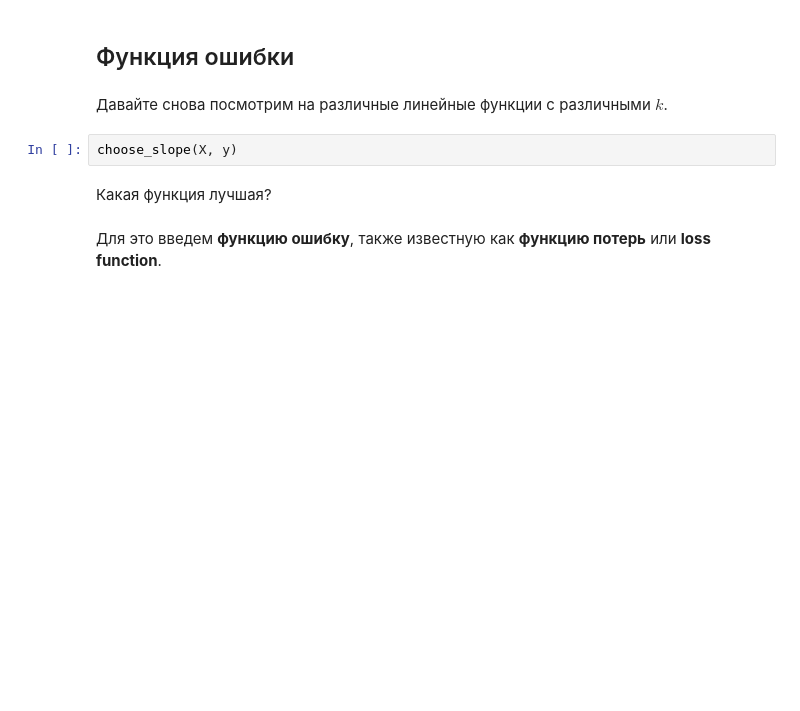
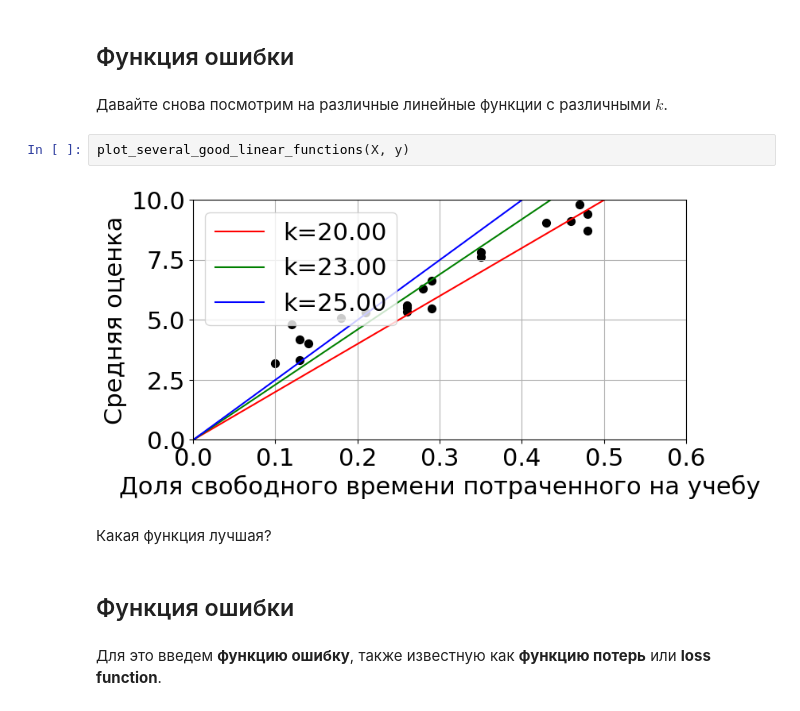
Before and after one commit to mts-machines-learn/ml-course-dec2019, a Jupyter notebook: 4. Линейная регрессия l/Regression_1_lecture.ipynb, the cells around one changed output. Cells and saved outputs as stored; diff of their text form; blank space fills up the shorter version.

```diff
--- a/4. Линейная регрессия l/Regression_1_lecture.ipynb
+++ b/4. Линейная регрессия l/Regression_1_lecture.ipynb
@@ -164,9 +226,13 @@ f                      | 70
 # %% [markdown]
 Давайте снова посмотрим на различные линейные функции с различными $k$.
 # %%
-choose_slope(X, y)
+plot_several_good_linear_functions(X, y)
+# %% [output]
+[figure, added]
 # %% [markdown]
 Какая функция лучшая?
+# %% [markdown]
+## Функция ошибки
 # %% [markdown]
 Для это введем **функцию ошибку**, также известную как **функцию потерь** или **loss function**.
 # %% [markdown]
```
Also changed, not shown: parts of 112 cells of this notebook, 1 other file.
